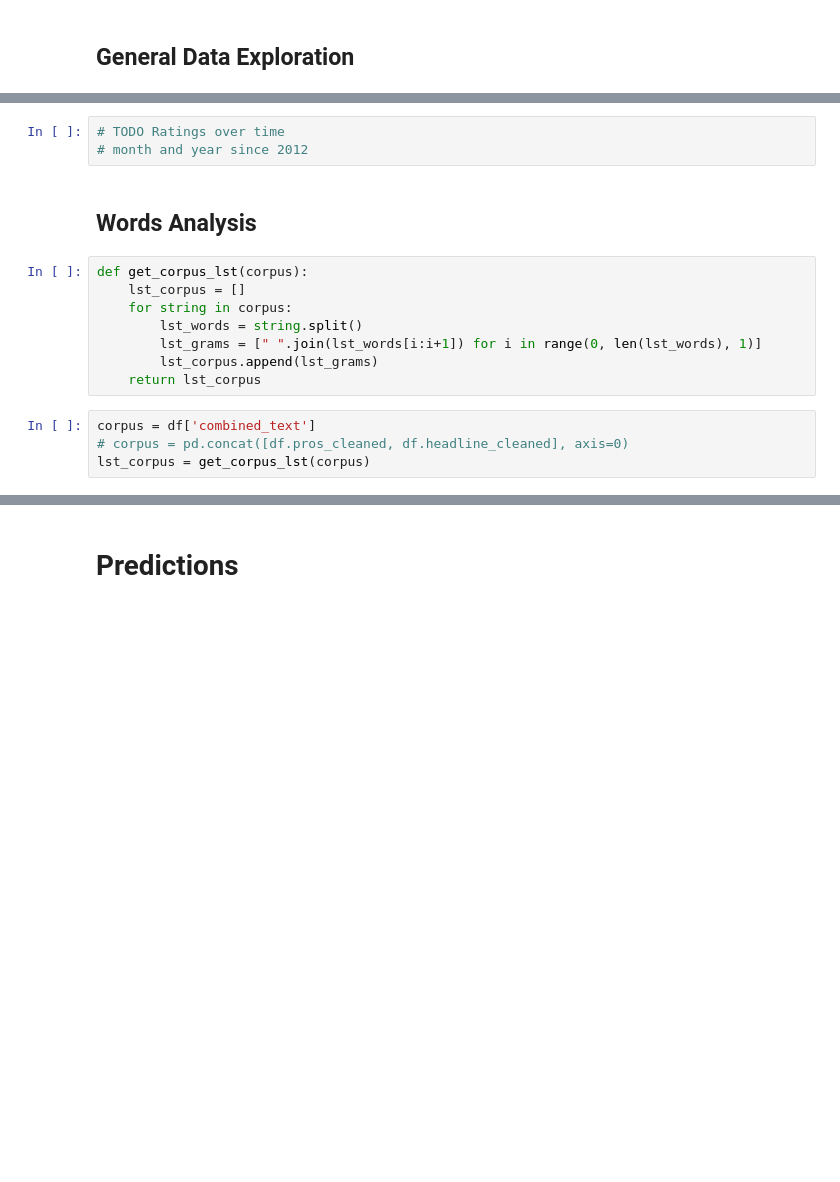
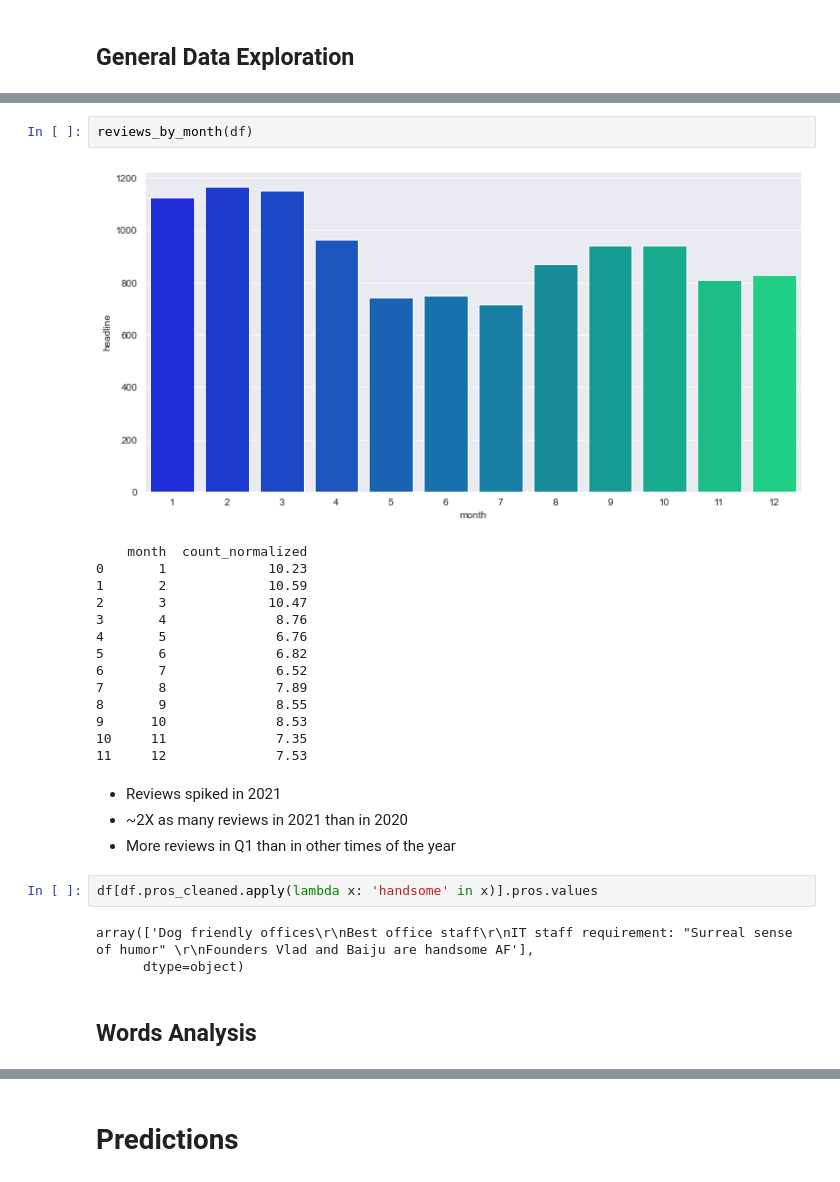
Before and after one commit to timpanon/glassdoor_nlp_alternatives, a Jupyter notebook: investment_reviews_analysis.ipynb, the cells around one changed output, grey strips where cells are left out. Drawn from its saved outputs; the diff is of its cells as text; blank space fills up the shorter version.

```diff
--- a/investment_reviews_analysis.ipynb
+++ b/investment_reviews_analysis.ipynb
@@ -417,17 +484,28 @@ reviews_by_year(df)
-# %%
-# TODO Ratings over time
-# month and year since 2012
+# %%
+reviews_by_month(df)
+# %% [output]
+[figure, added]
+    month  count_normalized
+0       1             10.23
+1       2             10.59
+2       3             10.47
+3       4              8.76
+4       5              6.76
+5       6              6.82
+6       7              6.52
+7       8              7.89
+8       9              8.55
+9      10              8.53
+10     11              7.35
+11     12              7.53
+# %% [markdown]
+* Reviews spiked in 2021
+* ~2X as many reviews in 2021 than in 2020
+* More reviews in Q1 than in other times of the year
+# %%
+df[df.pros_cleaned.apply(lambda x: 'handsome' in x)].pros.values
+# %% [output]
+array(['Dog friendly offices\r\nBest office staff\r\nIT staff requirement: "Surreal sense of humor" \r\nFounders Vlad and Baiju are handsome AF'],
+      dtype=object)
 # %% [markdown]
 ## Words Analysis
-# %%
-def get_corpus_lst(corpus):
-    lst_corpus = []
-    for string in corpus:
-        lst_words = string.split()
-        lst_grams = [" ".join(lst_words[i:i+1]) for i in range(0, len(lst_words), 1)]
-        lst_corpus.append(lst_grams)
-    return lst_corpus
-# %%
-corpus = df['combined_text']
-# corpus = pd.concat([df.pros_cleaned, df.headline_cleaned], axis=0)
-lst_corpus = get_corpus_lst(corpus)
```
Also changed, not shown: parts of 114 cells of this notebook, 4 other files.
